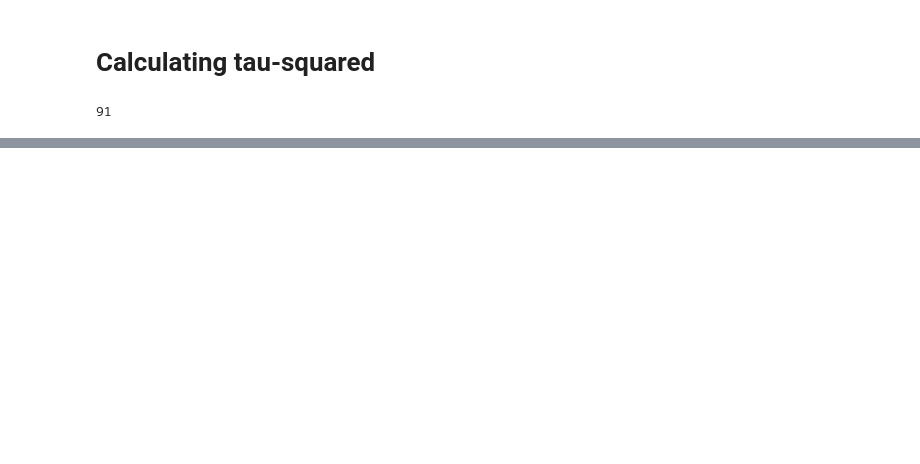
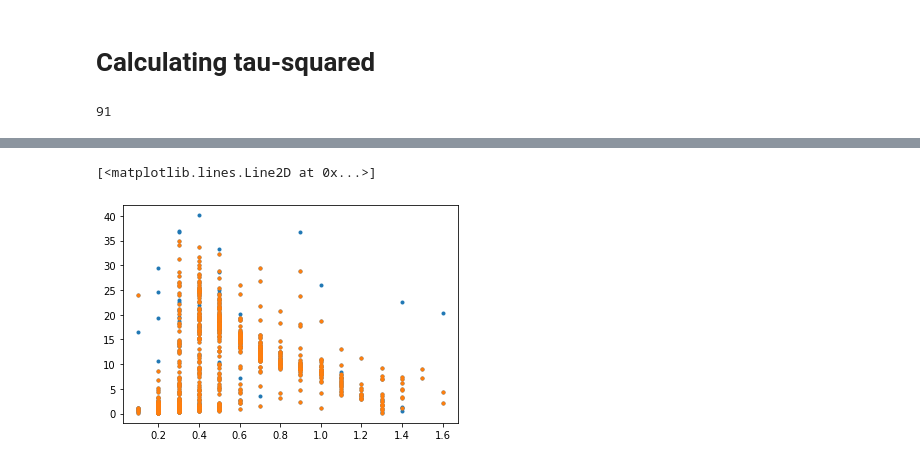
Before and after one commit to stephtdouglas/TESS_young, a Jupyter notebook: test_tau_sq.ipynb, the cells around one changed output, grey strips where cells are left out. Cells and saved outputs as stored; diff of their text form; code cells hidden in the pictures; blank space fills up the shorter version.

```diff
--- a/test_tau_sq.ipynb
+++ b/test_tau_sq.ipynb
@@ -300,0 +360,2 @@ tau_sq
+# %%
+prae = at.read("catalogs/rampalli_apjac0c1et4_mrt.txt")
@@ -300,0 +410,6 @@ tau_sq
+# %%
+plt.plot(prae["Mass"],prae["Prot"],'.')
+plt.plot(prae["Mass"][prae["QFClean"]==1],prae["Prot"][prae["QFClean"]==1],'.')
+# %% [output]
+[<matplotlib.lines.Line2D at 0x...>]
+[figure, added]
```
Also changed, not shown: parts of 13 cells of this notebook.
